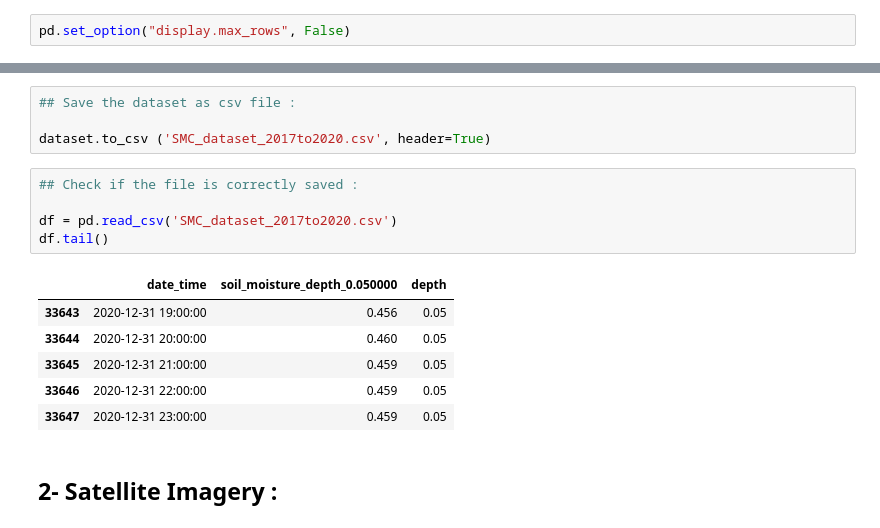
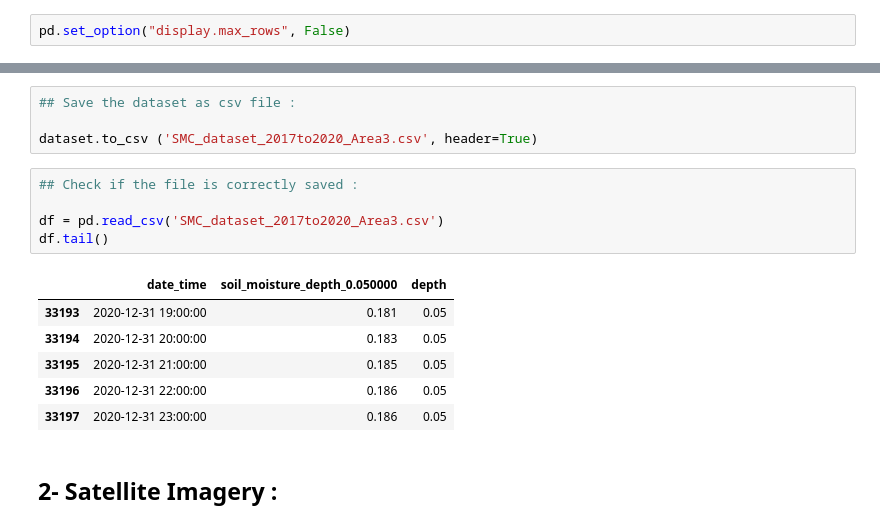
Before and after one commit to Jouhafa/Soil-Mositure-prediction, a Jupyter notebook: Data_collection/DataCollection_fieldMeas&Images.ipynb, the cells around one changed output, grey strips where cells are left out. Cells and saved outputs as stored; diff of their text form.

```diff
--- a/Data_collection/DataCollection_fieldMeas&Images.ipynb
+++ b/Data_collection/DataCollection_fieldMeas&Images.ipynb
@@ -133,19 +166,19 @@ dataset.describe()
 # %%
 ## Save the dataset as csv file :
 
-dataset.to_csv ('SMC_dataset_2017to2020.csv', header=True)
+dataset.to_csv ('SMC_dataset_2017to2020_Area3.csv', header=True)
 # %%
 ## Check if the file is correctly saved :
 
-df = pd.read_csv('SMC_dataset_2017to2020.csv')
+df = pd.read_csv('SMC_dataset_2017to2020_Area3.csv')
 df.tail()
 # %% [output]
 |  | date_time | soil_moisture_depth_0.050000 | depth |
-| 33643 | 2020-12-31 19:00:00 | 0.456 | 0.05 |
-| 33644 | 2020-12-31 20:00:00 | 0.460 | 0.05 |
-| 33645 | 2020-12-31 21:00:00 | 0.459 | 0.05 |
-| 33646 | 2020-12-31 22:00:00 | 0.459 | 0.05 |
-| 33647 | 2020-12-31 23:00:00 | 0.459 | 0.05 |
+| 33193 | 2020-12-31 19:00:00 | 0.181 | 0.05 |
+| 33194 | 2020-12-31 20:00:00 | 0.183 | 0.05 |
+| 33195 | 2020-12-31 21:00:00 | 0.185 | 0.05 |
+| 33196 | 2020-12-31 22:00:00 | 0.186 | 0.05 |
+| 33197 | 2020-12-31 23:00:00 | 0.186 | 0.05 |
 # %% [markdown]
 ## 2- Satellite Imagery :
 # %%
```
Also changed, not shown: parts of 32 cells of this notebook.
